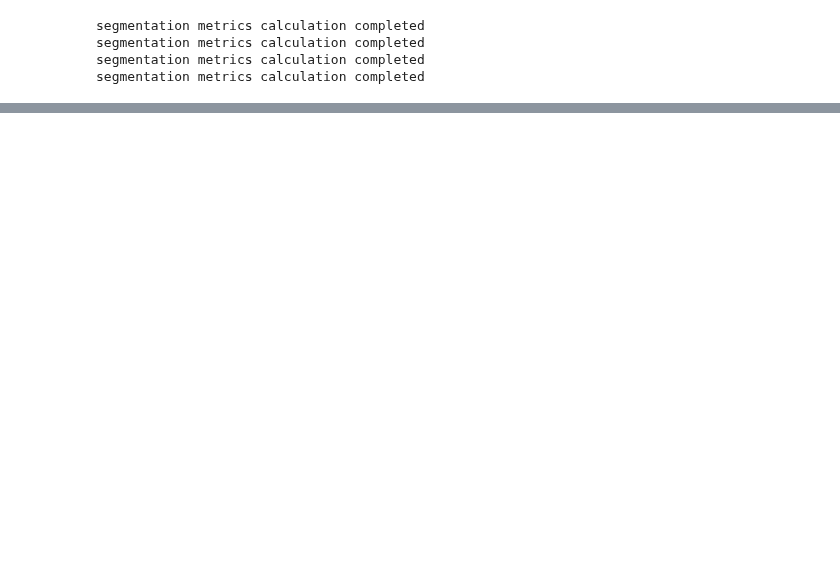
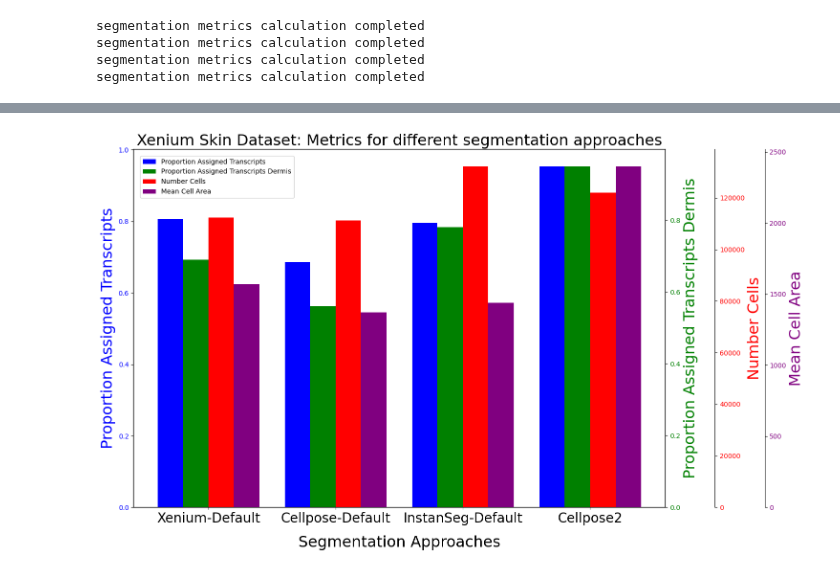
Before and after one commit to broadinstitute/celldega, a Jupyter notebook: notebooks/Segmentation_QC.ipynb, the cells around one changed output, grey strips where cells are left out. Drawn from its saved outputs; the diff is of its cells as text; code cells hidden in the pictures; blank space fills up the shorter version.

Commit message:
disjoint marker script addition in qc

```diff
--- a/notebooks/Segmentation_QC.ipynb
+++ b/notebooks/Segmentation_QC.ipynb
@@ -98,0 +40,62 @@ See the caveats in the documentation: https://pandas.pydata.org/pandas-docs/stab
+# %%
+csv_files = [
+    "data/segmentation_metrics_data/outputs/qc_segmentation_Xenium-Skin-Xenium-Default.csv",
+    "data/segmentation_metrics_data/outputs/qc_segmentation_Xenium-Skin-Cellpose-Default.csv",
+    "data/segmentation_metrics_data/outputs/qc_segmentation_Xenium-Skin-InstanSeg-Default.csv",
+    "data/segmentation_metrics_data/outputs/qc_segmentation_Xenium-Skin-Cellpose2.csv"
+]
+
+combined_metrics = pd.DataFrame()
+
+for file in csv_files:
+    df = pd.read_csv(file)
+    combined_metrics = pd.concat([combined_metrics, df], ignore_index=True)
+
+combined_metrics.drop(['Unnamed: 0'], axis=1, inplace=True)
+
+# add additional metric for dermis region
+additional_metric = [0.69, 0.56, 0.78, 0.95]
+combined_metrics["proportion_assigned_transcripts_dermis"] = additional_metric
+
+metrics = ["proportion_assigned_transcripts", "proportion_assigned_transcripts_dermis", "number_cells", "mean_cell_area"]
+segmentation_approaches = combined_metrics["segmentation_approach"].unique()
+
+bar_width = 0.2
+x = np.arange(len(segmentation_approaches))
+
+fig, ax = plt.subplots(figsize=(15, 9))
+
+# Primary axis for the first metric
+ax.bar(x, combined_metrics[metrics[0]], width=bar_width, color='blue', label=metrics[0].replace("_", " ").title())
+ax.set_ylabel(metrics[0].replace("_", " ").title(), color='blue', fontsize=23)
+ax.tick_params(axis='y', labelcolor='blue')
+ax.set_xlabel("Segmentation Approaches", fontsize=23, labelpad=15)
+ax.set_xticks(np.arange(0.3, 4.3, 1))
+ax.set_xticklabels(segmentation_approaches, rotation=0, fontsize=20)
+axes = [ax]  # Store the axes for legend handling
+
+# Add secondary axes for other metrics
+colors = ['green', 'red', 'purple']
+for i, metric in enumerate(metrics[1:], start=1):
+    ax_new = ax.twinx()
+    ax_new.spines['right'].set_position(('outward', 75 * (i - 1)))  # Shift y-axis outward
+    ax_new.bar(x + i * bar_width, combined_metrics[metric], width=bar_width, color=colors[i - 1], label=metric.replace("_", " ").title())
+    ax_new.set_ylabel(metric.replace("_", " ").title(), color=colors[i - 1], fontsize=23)
+    ax_new.tick_params(axis='y', labelcolor=colors[i - 1])
+    axes.append(ax_new)
+
+# Combine legends from all axes
+handles, labels = [], []
+for ax in axes:
+    h, l = ax.get_legend_handles_labels()
+    handles.extend(h)
+    labels.extend(l)
+
+fig.legend(handles, labels, loc='upper left', bbox_to_anchor=(0.06, 0.94))
+
+# Title and layout adjustments
+ax.set_title("Xenium Skin Dataset: Metrics for different segmentation approaches", fontsize=23)
+plt.tight_layout()
+plt.show()
+# %% [output]
+[figure, added]
```
Also changed, not shown: parts of 7 cells of this notebook, 1 other file.
